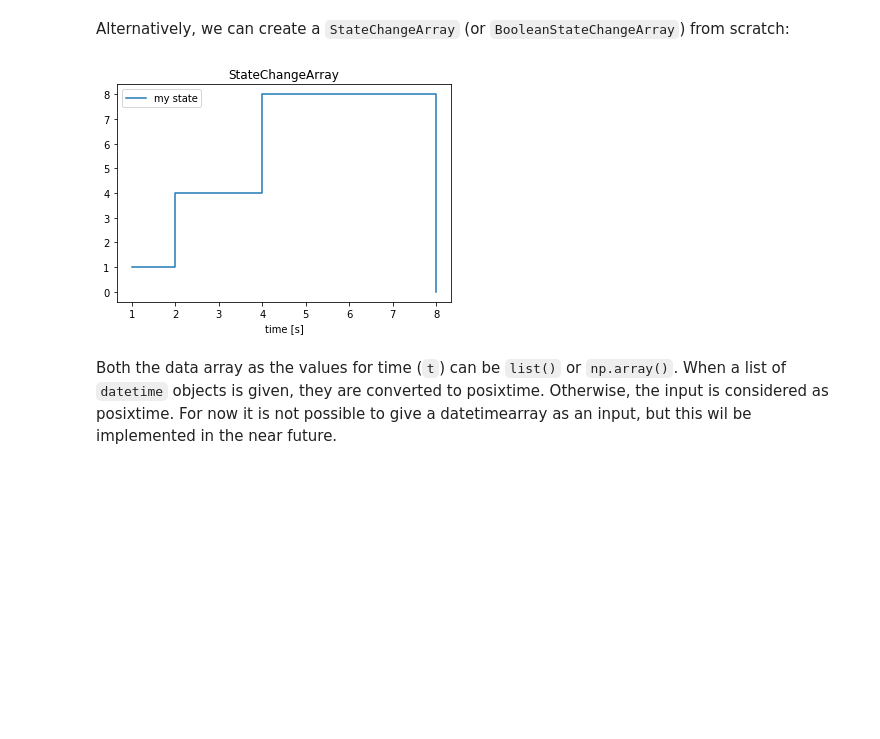
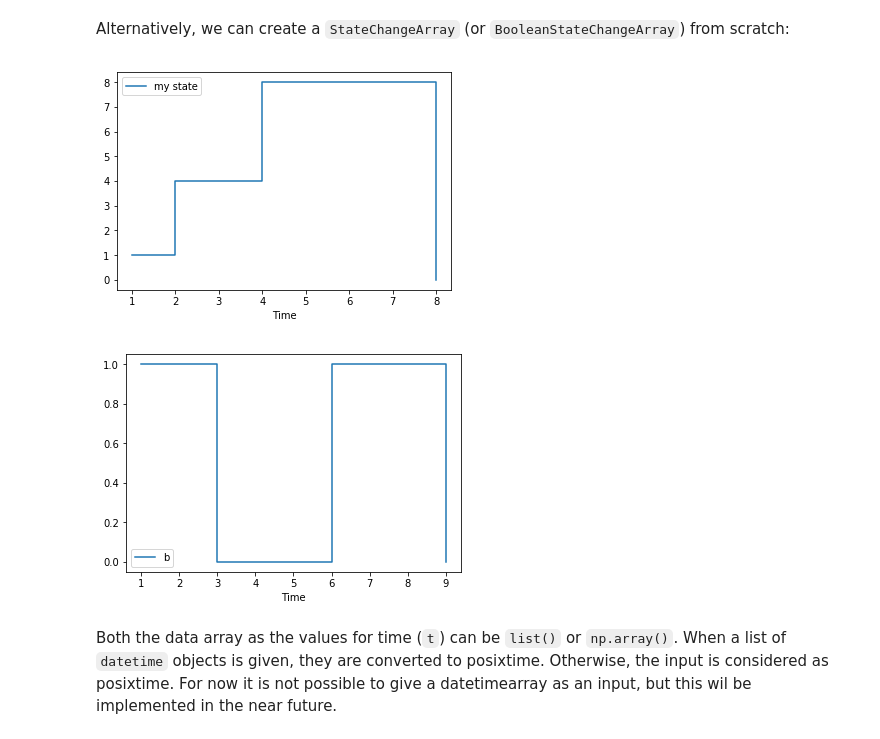
Before and after one commit to timolesterhuis/diagnostics, a Jupyter notebook: examples/example.ipynb, the cells around one changed output. Cells and saved outputs as stored; diff of their text form; code cells hidden in the pictures; blank space fills up the shorter version.

```diff
--- a/examples/example.ipynb
+++ b/examples/example.ipynb
@@ -61,10 +62,12 @@ Alternatively, we can create a `StateChangeArray` (or `BooleanStateChangeArray`)
 # %%
 s = ds.StateChangeArray([1, 4, 8, 0], t=[1,2,4,8], name='my state')
 b = ds.BooleanStateChangeArray([True, False, True, False], t=[1,3,6,9], name='b')
 
-f, ax, lines = s.plot(show=False)
+f = s.plot()
+f = b.plot()
 # %% [output]
-[figure, old version]
+[figure, new version]
+[figure, added]
 # %% [markdown]
 Both the data array as the values for time (`t`) can be `list()` or `np.array()`. When a list of `datetime` objects is given, they are converted to posixtime. Otherwise, the input is considered as posixtime. For now it is not possible to give a datetimearray as an input, but this wil be implemented in the near future.
 # %% [markdown]
```
Also changed, not shown: parts of 7 cells of this notebook, 2 other files.
